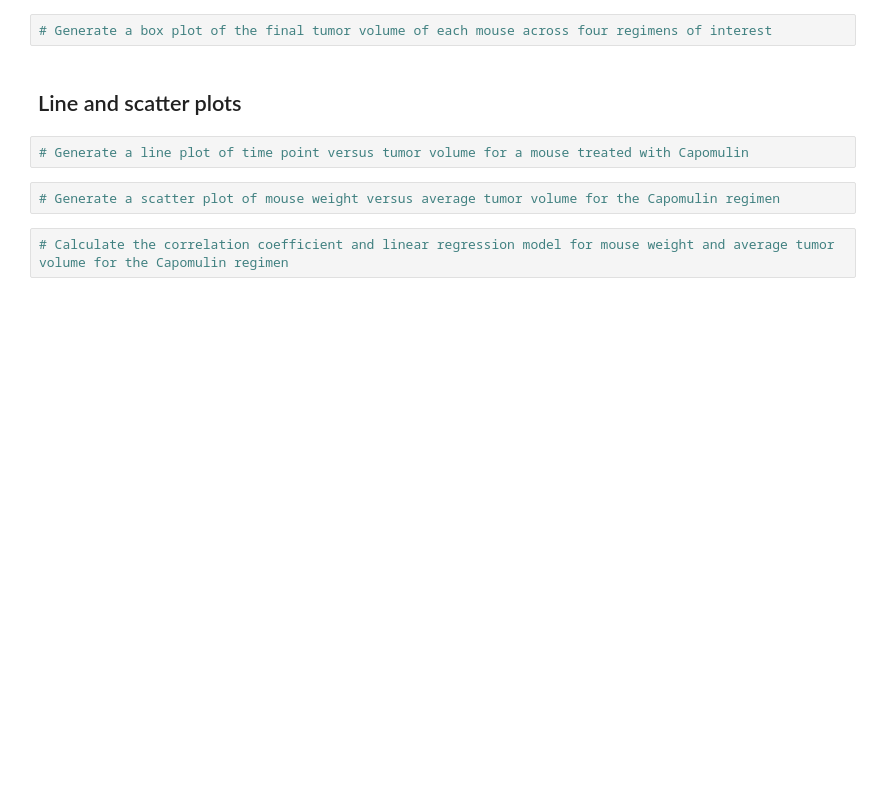
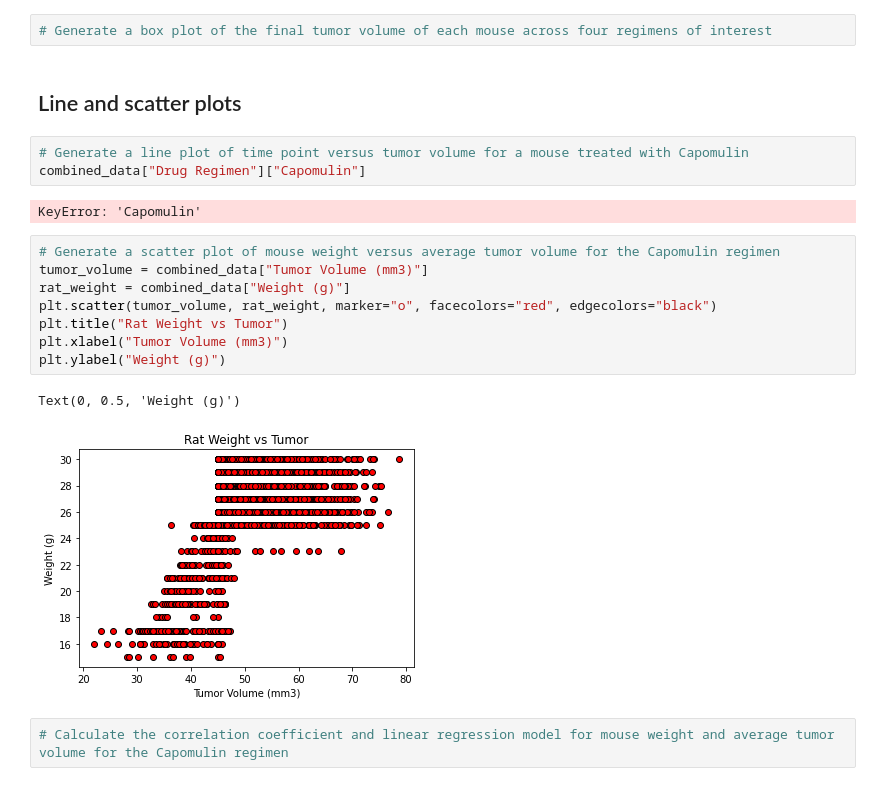
Before and after one commit to MissWibbon/matplotlib, a Jupyter notebook: Pymaceuticals/pymaceuticals_starter.ipynb, the cells around one changed output. Cells and saved outputs as stored; diff of their text form; blank space fills up the shorter version.

Commit message:
added scatter plot

```diff
--- a/Pymaceuticals/pymaceuticals_starter.ipynb
+++ b/Pymaceuticals/pymaceuticals_starter.ipynb
@@ -81,7 +108,19 @@ drug_rat_chart
 ## Line and scatter plots
 # %%
 # Generate a line plot of time point versus tumor volume for a mouse treated with Capomulin
+combined_data["Drug Regimen"]["Capomulin"]
+# %% [output]
+KeyError: 'Capomulin'
 # %%
 # Generate a scatter plot of mouse weight versus average tumor volume for the Capomulin regimen
+tumor_volume = combined_data["Tumor Volume (mm3)"]
+rat_weight = combined_data["Weight (g)"]
+plt.scatter(tumor_volume, rat_weight, marker="o", facecolors="red", edgecolors="black")
+plt.title("Rat Weight vs Tumor")
+plt.xlabel("Tumor Volume (mm3)")
+plt.ylabel("Weight (g)")
+# %% [output]
+Text(0, 0.5, 'Weight (g)')
+[figure, added]
 # %%
 # Calculate the correlation coefficient and linear regression model for mouse weight and average tumor volume for the Capomulin regimen
```
Also changed, not shown: parts of 4 cells of this notebook.
